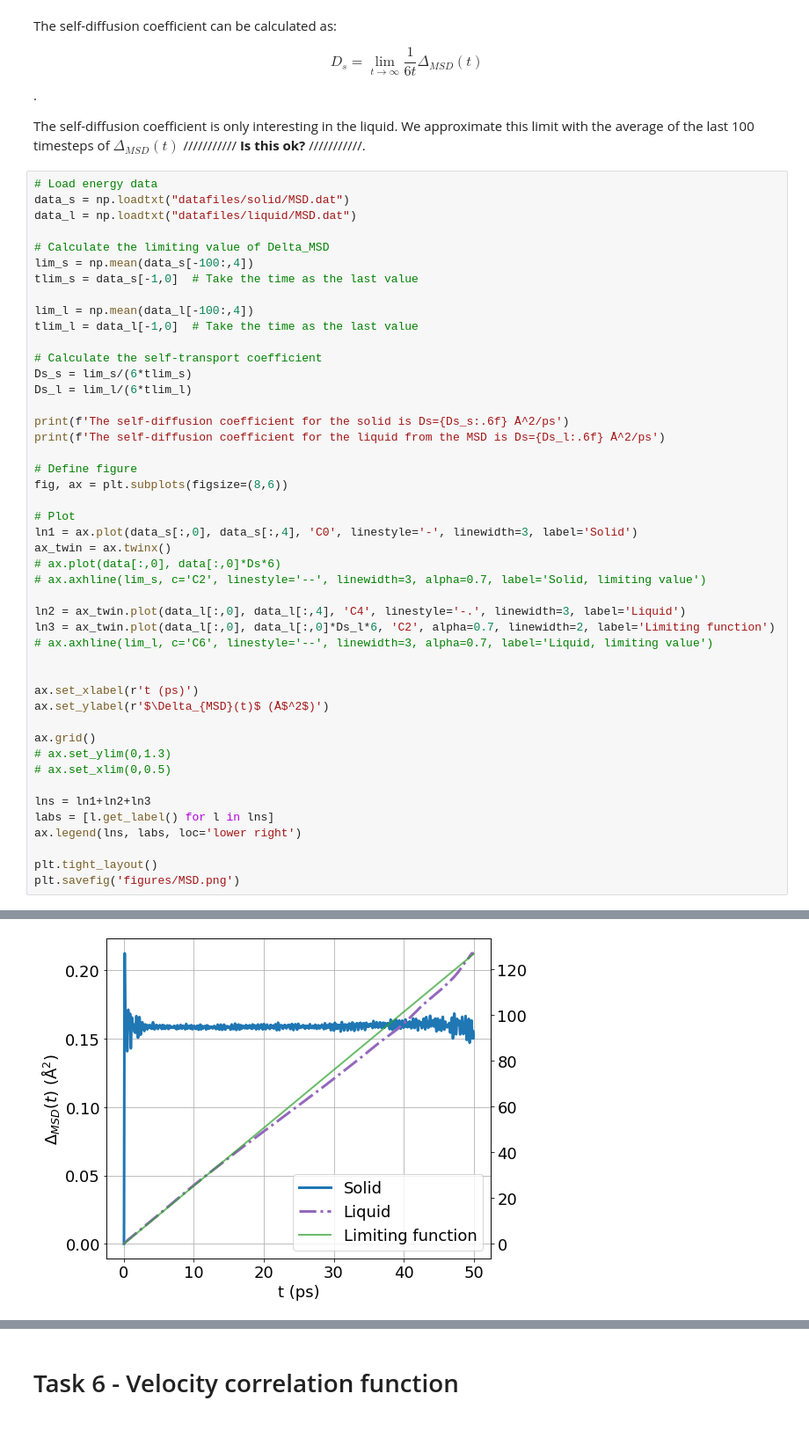
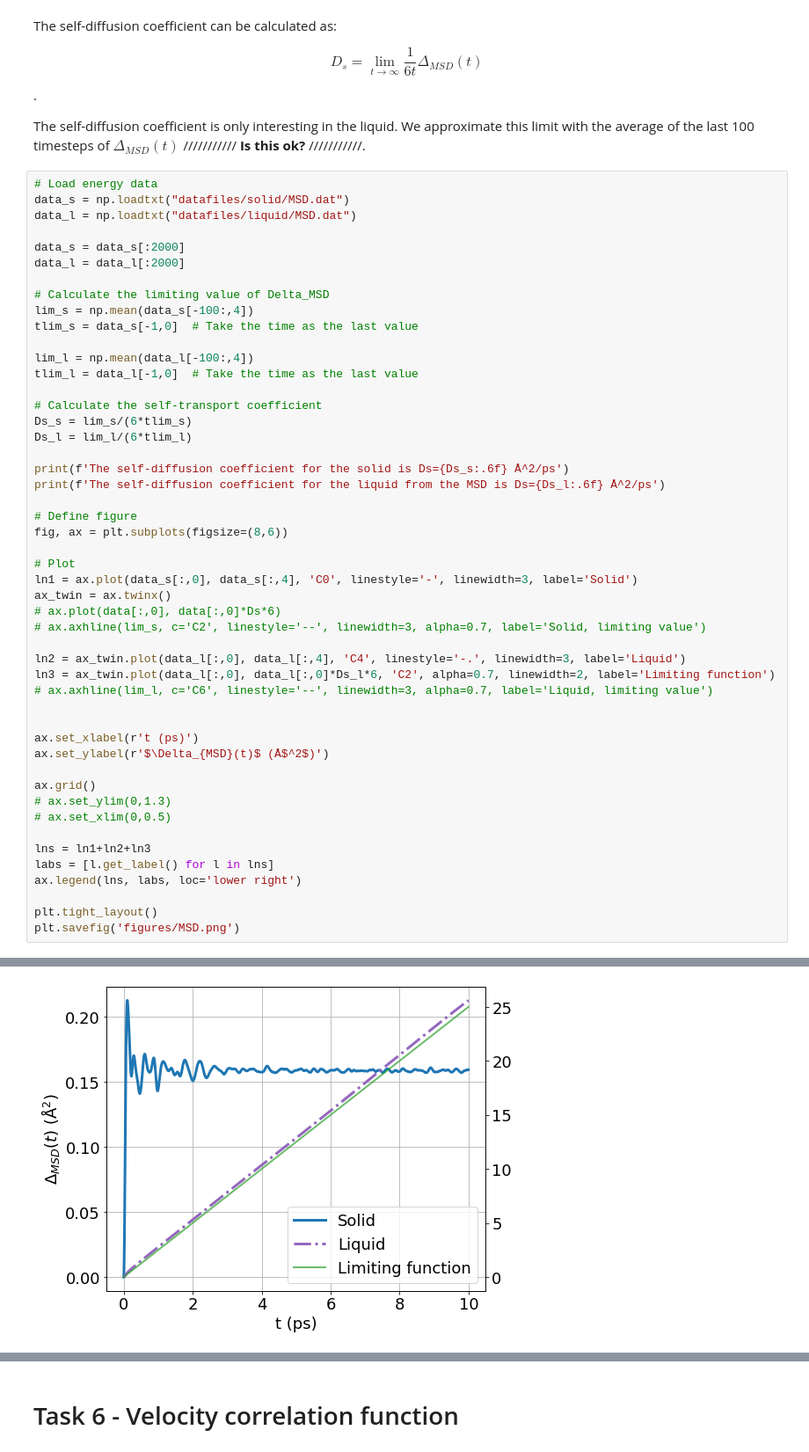
Before and after one commit to elindgren/compphys_homeworks, a Jupyter notebook: H1/Homework 1 - Notebook.ipynb, the cells around one changed output, grey strips where cells are left out. Shown: that part at 88% size. Saved outputs shown, nothing was run; the diff lists cells and outputs as text; blank space fills up the shorter version.

```diff
--- a/H1/Homework 1 - Notebook.ipynb
+++ b/H1/Homework 1 - Notebook.ipynb
@@ -321,6 +321,9 @@ The self-diffusion coefficient is only interesting in the liquid. We approximate
 # Load energy data
 data_s = np.loadtxt("datafiles/solid/MSD.dat")
 data_l = np.loadtxt("datafiles/liquid/MSD.dat")
+
+data_s = data_s[:2000]
+data_l = data_l[:2000]
 
 # Calculate the limiting value of Delta_MSD
 lim_s = np.mean(data_s[-100:,4])
@@ -369,4 +372,4 @@ The self-diffusion coefficient for the liquid from the MSD is Ds=0.422135 Å^2/p
-[figure, old version]
+[figure, new version]
 # %%
 print(lim)
 print(tlim)
```
Also changed, not shown: parts of 15 cells of this notebook, 6 other files.
